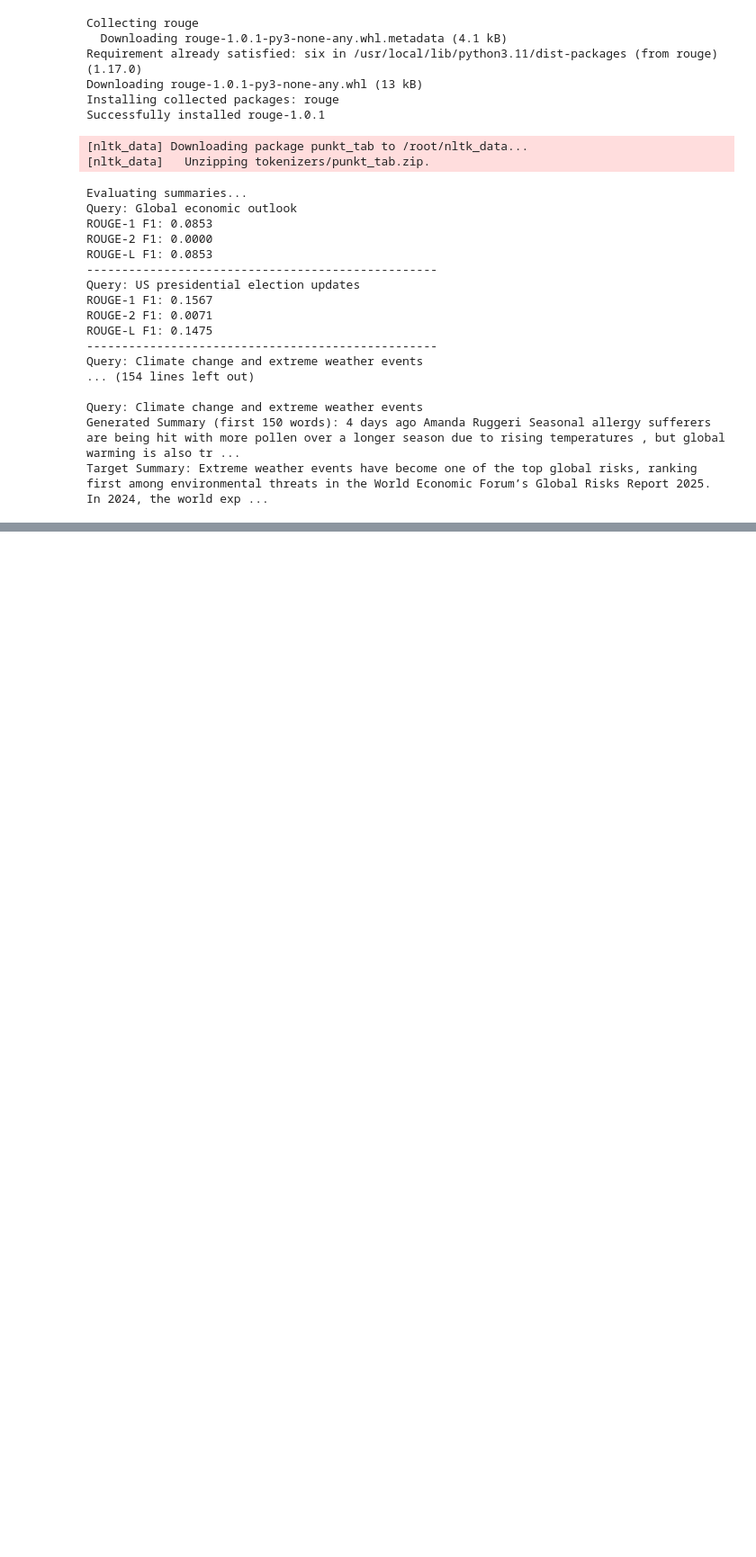
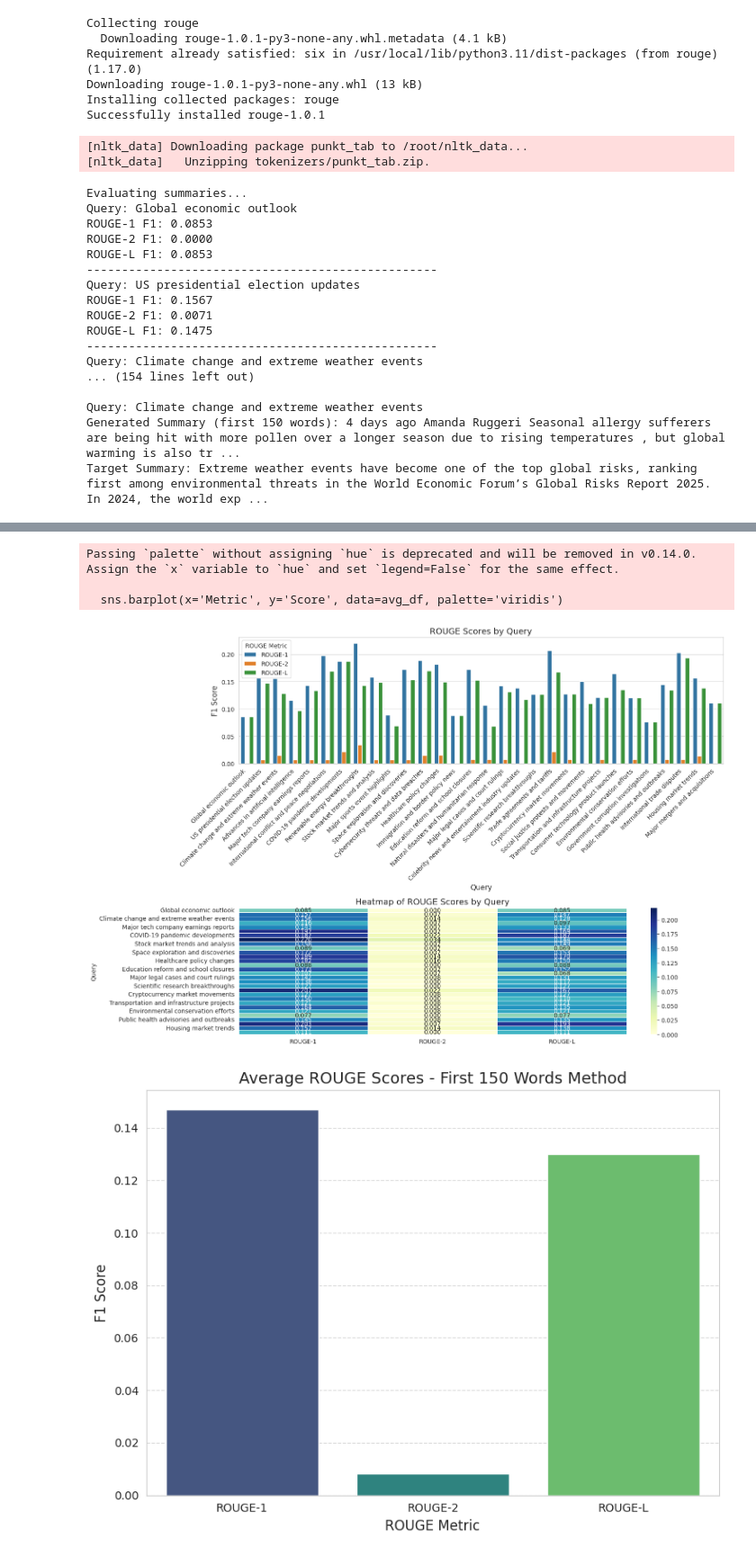
Before and after one commit to hspgit/IR-Project-Text-summarization, a Jupyter notebook: new_evaluate.ipynb, the cells around one changed output, grey strips where cells are left out. Shown at 90% size. Cells and saved outputs as stored; diff of their text form; code cells hidden in the pictures; blank space fills up the shorter version.

Commit message:
plotting rouge scores

```diff
--- a/new_evaluate.ipynb
+++ b/new_evaluate.ipynb
@@ -174,0 +193,65 @@ Target Summary: Extreme weather events have become one of the top global risks,
+# %%
+import matplotlib.pyplot as plt
+import seaborn as sns
+import pandas as pd
+
+# After calculating all the ROUGE scores and before printing the average scores, add this visualization code:
+
+# Create a DataFrame to hold the results for visualization
+df_scores = []
+for query, score in results.items():
+    df_scores.append({
+        'Query': query,
+        'ROUGE-1': score['rouge-1']['f'],
+        'ROUGE-2': score['rouge-2']['f'],
+        'ROUGE-L': score['rouge-l']['f']
+    })
+
+df = pd.DataFrame(df_scores)
+
+# Set the style for the plots
+sns.set_style('whitegrid')
+plt.figure(figsize=(15, 10))
+
+# 1. Bar chart comparing ROUGE scores across queries
+plt.subplot(2, 1, 1)
+df_melted = df.melt(id_vars=['Query'], var_name='Metric', value_name='Score')
+sns.barplot(x='Query', y='Score', hue='Metric', data=df_melted)
+plt.title('ROUGE Scores by Query', fontsize=14)
+plt.xlabel('Query', fontsize=12)
+plt.ylabel('F1 Score', fontsize=12)
+plt.xticks(rotation=45, ha='right')
+plt.legend(title='ROUGE Metric')
+plt.tight_layout()
+
+# 2. Heatmap showing ROUGE scores
+plt.subplot(2, 1, 2)
+heatmap_data = df.set_index('Query')
+sns.heatmap(heatmap_data, annot=True, cmap='YlGnBu', fmt='.3f', linewidths=.5)
+plt.title('Heatmap of ROUGE Scores by Query', fontsize=14)
+plt.tight_layout()
+
+# Show the average scores as a standalone bar chart
+plt.figure(figsize=(8, 6))
+avg_scores = {
+    'ROUGE-1': all_scores['rouge-1']['f'],
+    'ROUGE-2': all_scores['rouge-2']['f'],
+    'ROUGE-L': all_scores['rouge-l']['f']
+}
+avg_df = pd.DataFrame(list(avg_scores.items()), columns=['Metric', 'Score'])
+sns.barplot(x='Metric', y='Score', data=avg_df, palette='viridis')
+plt.title('Average ROUGE Scores - First 150 Words Method', fontsize=14)
+plt.ylabel('F1 Score', fontsize=12)
+plt.xlabel('ROUGE Metric', fontsize=12)
+plt.grid(axis='y', linestyle='--', alpha=0.7)
+plt.tight_layout()
+
+# Save the figures
+plt.savefig('rouge_scores_visualization.png')
+plt.show()
+# %% [output]
+Passing `palette` without assigning `hue` is deprecated and will be removed in v0.14.0. Assign the `x` variable to `hue` and set `legend=False` for the same effect.
+
+  sns.barplot(x='Metric', y='Score', data=avg_df, palette='viridis')
+[figure, added]
+[figure, added]
```
Also changed, not shown: parts of 1 cell of this notebook.
